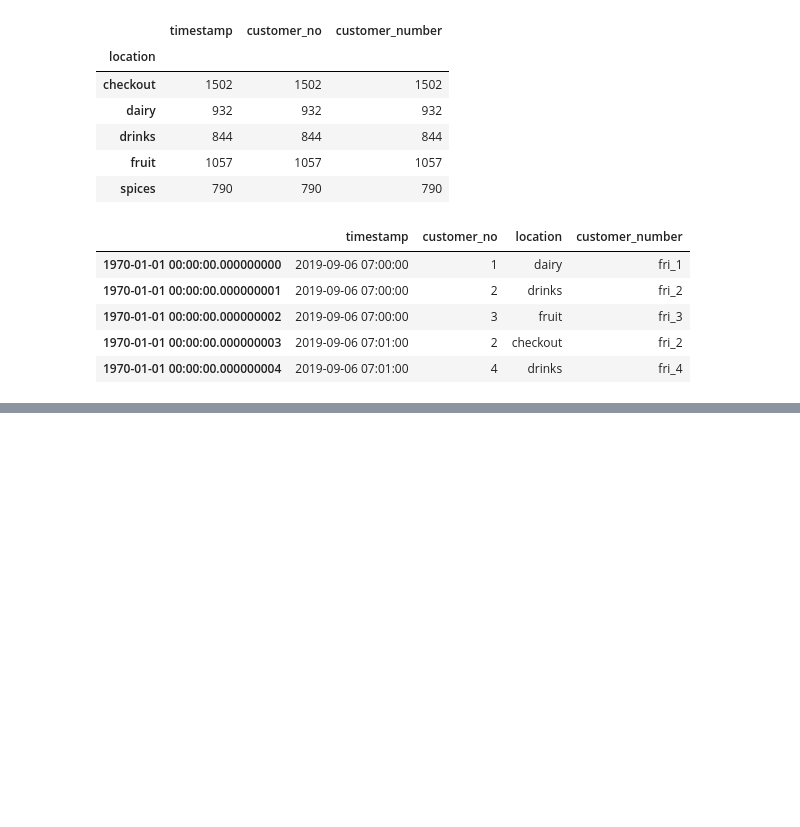
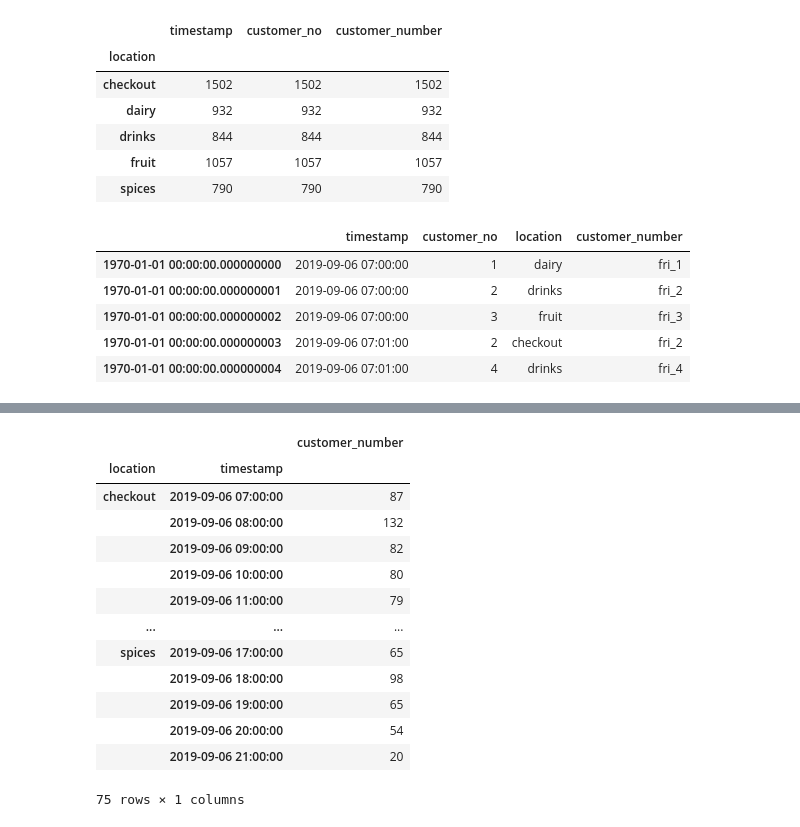
Before and after one commit to VRBysani/WeeK_08_project, a Jupyter notebook: 08_Week_Moh_Hayri_Viswa_Project.ipynb, the cells around one changed output, grey strips where cells are left out. Drawn from its saved outputs; the diff is of its cells as text; code cells hidden in the pictures; blank space fills up the shorter version.

```diff
--- a/08_Week_Moh_Hayri_Viswa_Project.ipynb
+++ b/08_Week_Moh_Hayri_Viswa_Project.ipynb
@@ -115,0 +175,17 @@ memory usage: 2.9+ KB
+# %%
+df
+# %% [output]
+|  |  | customer_number |
+| location | timestamp |  |
+| checkout | 2019-09-06 07:00:00 | 87 |
+|  | 2019-09-06 08:00:00 | 132 |
+|  | 2019-09-06 09:00:00 | 82 |
+|  | 2019-09-06 10:00:00 | 80 |
+|  | 2019-09-06 11:00:00 | 79 |
+| ... | ... | ... |
+| spices | 2019-09-06 17:00:00 | 65 |
+|  | 2019-09-06 18:00:00 | 98 |
+|  | 2019-09-06 19:00:00 | 65 |
+|  | 2019-09-06 20:00:00 | 54 |
+|  | 2019-09-06 21:00:00 | 20 |
+75 rows × 1 columns
```
Also changed, not shown: parts of 10 cells of this notebook.
